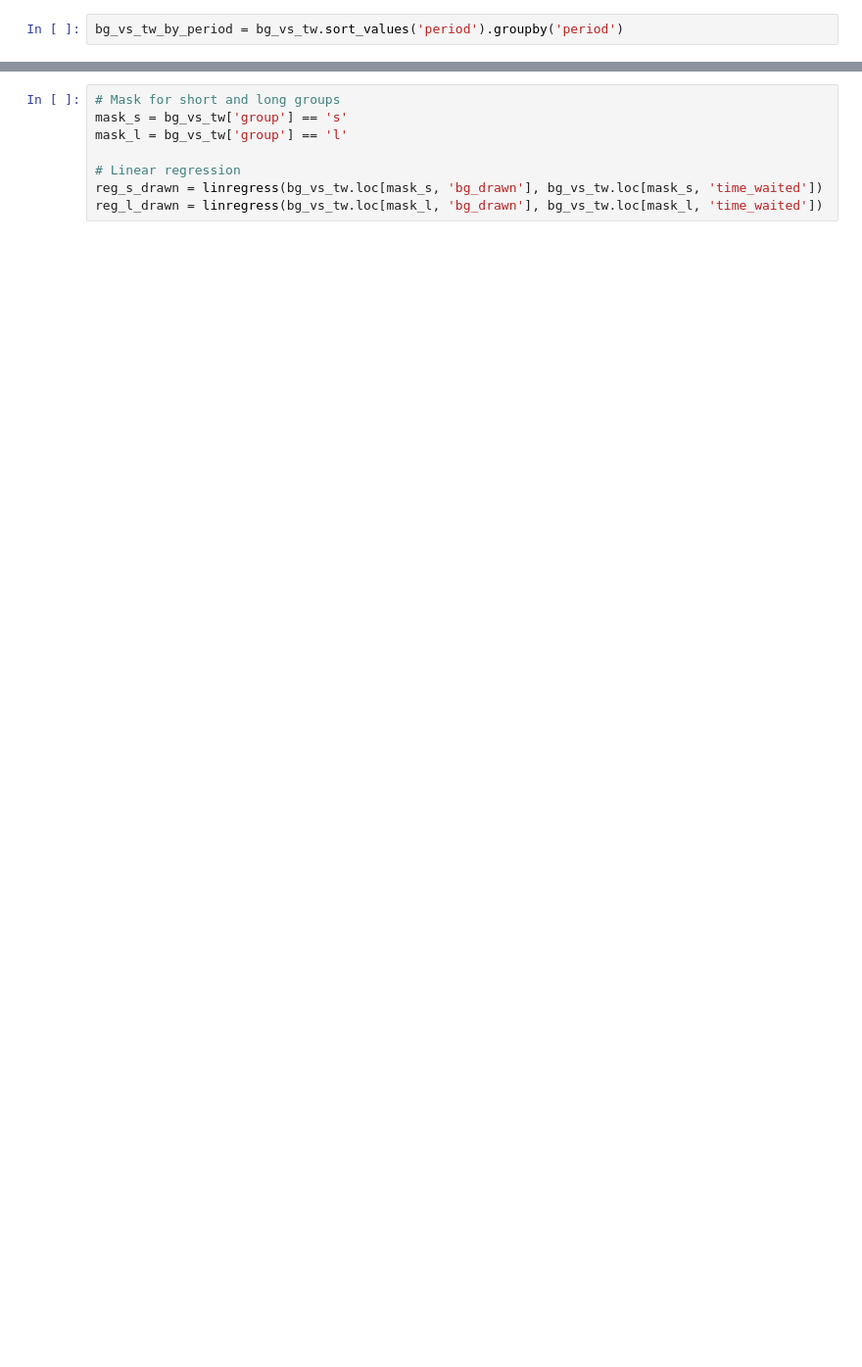
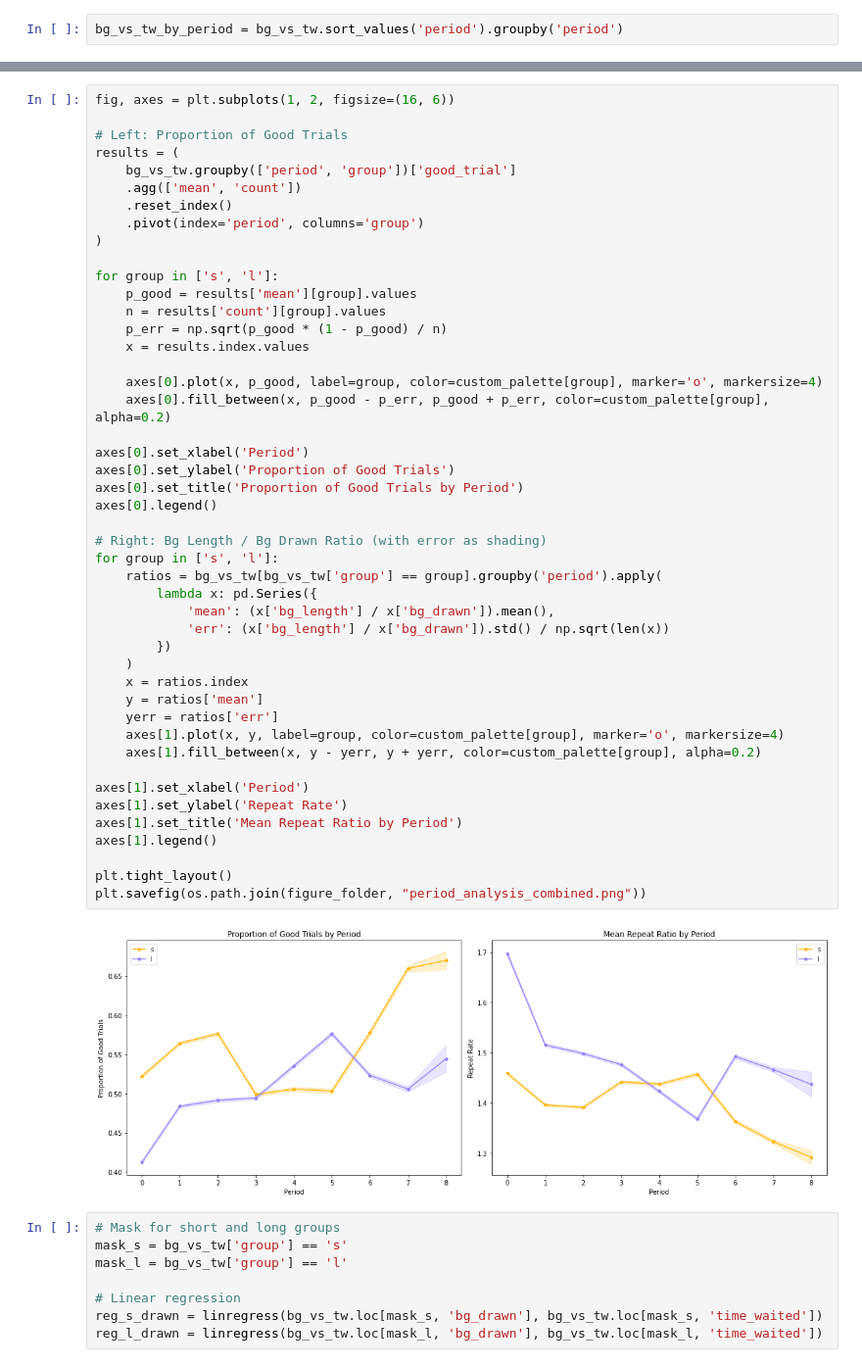
Before and after one commit to rebz444/luckycharm, a Jupyter notebook: timing_analysis.ipynb, the cells around one changed output, grey strips where cells are left out. Shown at 98% size. Cells and saved outputs as stored; diff of their text form; blank space fills up the shorter version.

```diff
--- a/timing_analysis.ipynb
+++ b/timing_analysis.ipynb
@@ -452,3 +339,51 @@ plt.savefig(os.path.join(figure_folder, "violin_bg_drawn_vs_time_waited_by_group
+# %%
+fig, axes = plt.subplots(1, 2, figsize=(16, 6))
+
+# Left: Proportion of Good Trials
+results = (
+    bg_vs_tw.groupby(['period', 'group'])['good_trial']
+    .agg(['mean', 'count'])
+    .reset_index()
+    .pivot(index='period', columns='group')
+)
+
+for group in ['s', 'l']:
+    p_good = results['mean'][group].values
+    n = results['count'][group].values
+    p_err = np.sqrt(p_good * (1 - p_good) / n)
+    x = results.index.values
+
+    axes[0].plot(x, p_good, label=group, color=custom_palette[group], marker='o', markersize=4)
+    axes[0].fill_between(x, p_good - p_err, p_good + p_err, color=custom_palette[group], alpha=0.2)
+
+axes[0].set_xlabel('Period')
+axes[0].set_ylabel('Proportion of Good Trials')
+axes[0].set_title('Proportion of Good Trials by Period')
+axes[0].legend()
+
+# Right: Bg Length / Bg Drawn Ratio (with error as shading)
+for group in ['s', 'l']:
+    ratios = bg_vs_tw[bg_vs_tw['group'] == group].groupby('period').apply(
+        lambda x: pd.Series({
+            'mean': (x['bg_length'] / x['bg_drawn']).mean(),
+            'err': (x['bg_length'] / x['bg_drawn']).std() / np.sqrt(len(x))
+        })
+    )
+    x = ratios.index
+    y = ratios['mean']
+    yerr = ratios['err']
+    axes[1].plot(x, y, label=group, color=custom_palette[group], marker='o', markersize=4)
+    axes[1].fill_between(x, y - yerr, y + yerr, color=custom_palette[group], alpha=0.2)
+
+axes[1].set_xlabel('Period')
+axes[1].set_ylabel('Repeat Rate')
+axes[1].set_title('Mean Repeat Ratio by Period')
+axes[1].legend()
+
+plt.tight_layout()
+plt.savefig(os.path.join(figure_folder, "period_analysis_combined.png"))
+# %% [output]
+[figure, added]
 # %%
 # Mask for short and long groups
 mask_s = bg_vs_tw['group'] == 's'
```
Also changed, not shown: parts of 50 cells of this notebook, 4 other files.
